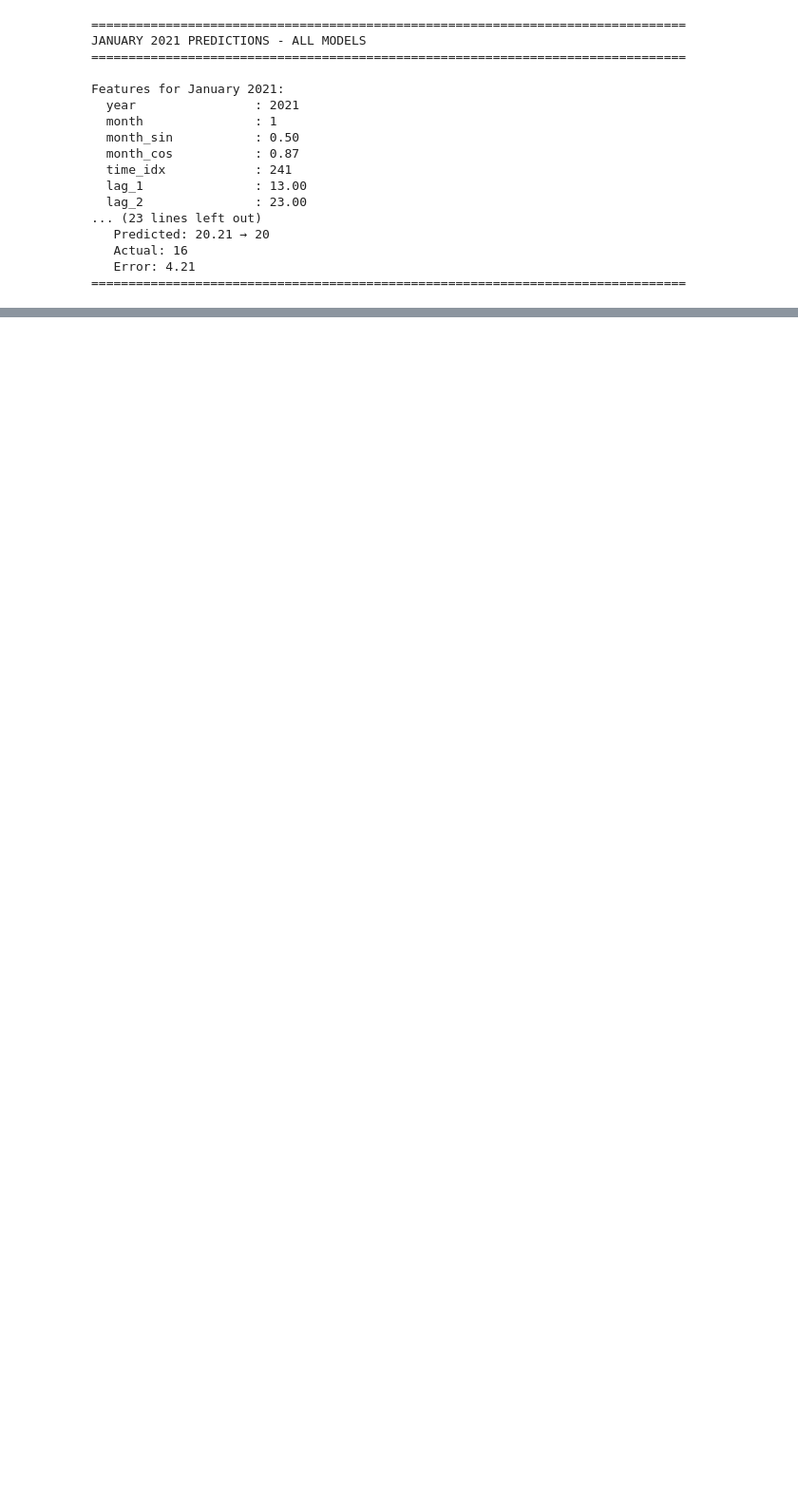
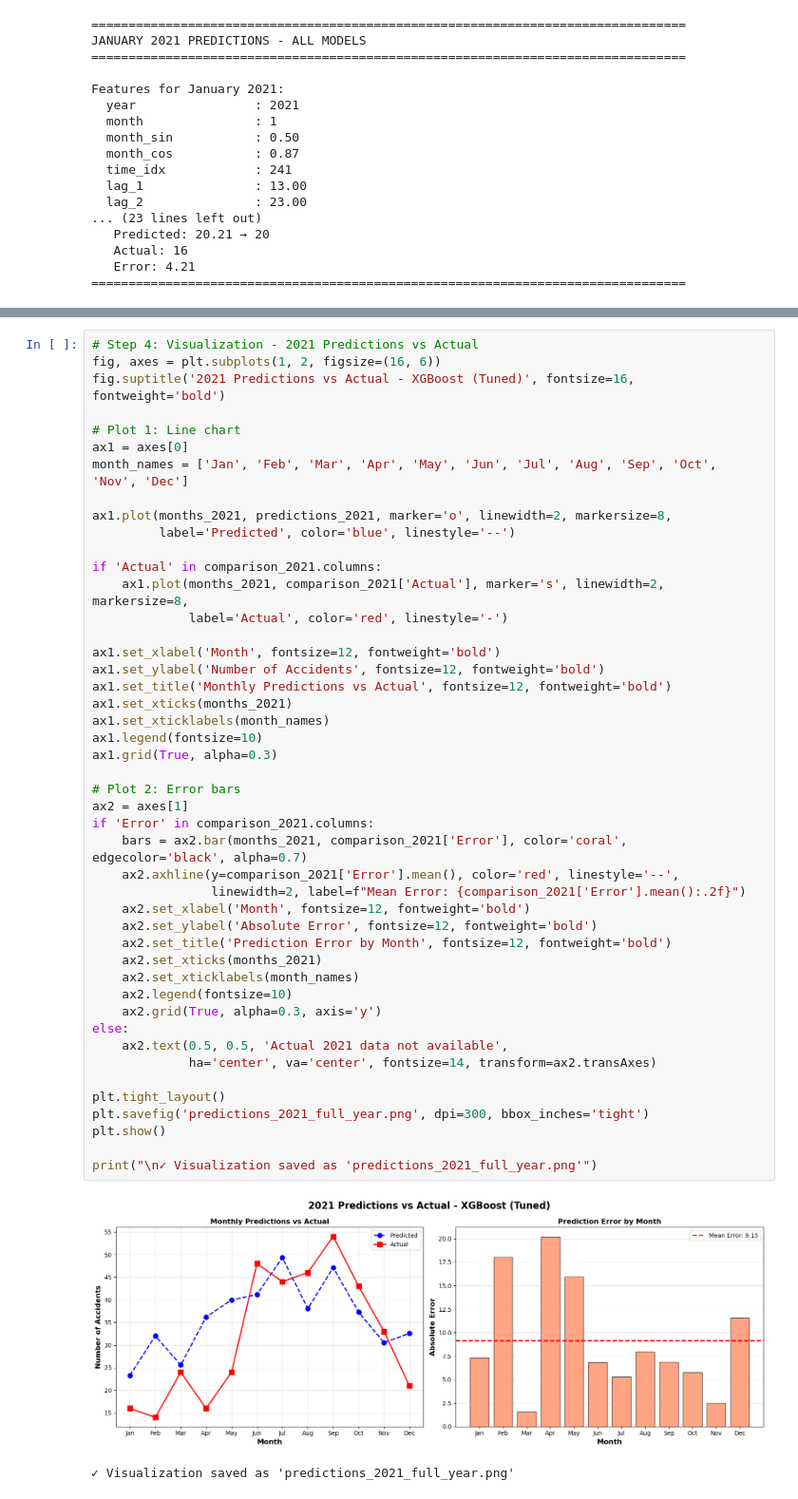
Before and after one commit to lokesh12190/AI-munich-traffic-accident-forecasting-, a Jupyter notebook: main.ipynb, the cells around one changed output, grey strips where cells are left out. Shown at 95% size. Cells and saved outputs as stored; diff of their text form; blank space fills up the shorter version.

```diff
--- a/main.ipynb
+++ b/main.ipynb
@@ -1279,0 +1418,49 @@ Features for January 2021:
+# %%
+# Step 4: Visualization - 2021 Predictions vs Actual
+fig, axes = plt.subplots(1, 2, figsize=(16, 6))
+fig.suptitle('2021 Predictions vs Actual - XGBoost (Tuned)', fontsize=16, fontweight='bold')
+
+# Plot 1: Line chart
+ax1 = axes[0]
+month_names = ['Jan', 'Feb', 'Mar', 'Apr', 'May', 'Jun', 'Jul', 'Aug', 'Sep', 'Oct', 'Nov', 'Dec']
+
+ax1.plot(months_2021, predictions_2021, marker='o', linewidth=2, markersize=8,
+         label='Predicted', color='blue', linestyle='--')
+
+if 'Actual' in comparison_2021.columns:
+    ax1.plot(months_2021, comparison_2021['Actual'], marker='s', linewidth=2, markersize=8,
+             label='Actual', color='red', linestyle='-')
+
+ax1.set_xlabel('Month', fontsize=12, fontweight='bold')
+ax1.set_ylabel('Number of Accidents', fontsize=12, fontweight='bold')
+ax1.set_title('Monthly Predictions vs Actual', fontsize=12, fontweight='bold')
+ax1.set_xticks(months_2021)
+ax1.set_xticklabels(month_names)
+ax1.legend(fontsize=10)
+ax1.grid(True, alpha=0.3)
+
+# Plot 2: Error bars
+ax2 = axes[1]
+if 'Error' in comparison_2021.columns:
+    bars = ax2.bar(months_2021, comparison_2021['Error'], color='coral', edgecolor='black', alpha=0.7)
+    ax2.axhline(y=comparison_2021['Error'].mean(), color='red', linestyle='--',
+                linewidth=2, label=f"Mean Error: {comparison_2021['Error'].mean():.2f}")
+    ax2.set_xlabel('Month', fontsize=12, fontweight='bold')
+    ax2.set_ylabel('Absolute Error', fontsize=12, fontweight='bold')
+    ax2.set_title('Prediction Error by Month', fontsize=12, fontweight='bold')
+    ax2.set_xticks(months_2021)
+    ax2.set_xticklabels(month_names)
+    ax2.legend(fontsize=10)
+    ax2.grid(True, alpha=0.3, axis='y')
+else:
+    ax2.text(0.5, 0.5, 'Actual 2021 data not available',
+             ha='center', va='center', fontsize=14, transform=ax2.transAxes)
+
+plt.tight_layout()
+plt.savefig('predictions_2021_full_year.png', dpi=300, bbox_inches='tight')
+plt.show()
+
+print("\n✓ Visualization saved as 'predictions_2021_full_year.png'")
+# %% [output]
+[figure, added]
+✓ Visualization saved as 'predictions_2021_full_year.png'
```
Also changed, not shown: parts of 8 cells of this notebook, 12 other files.
